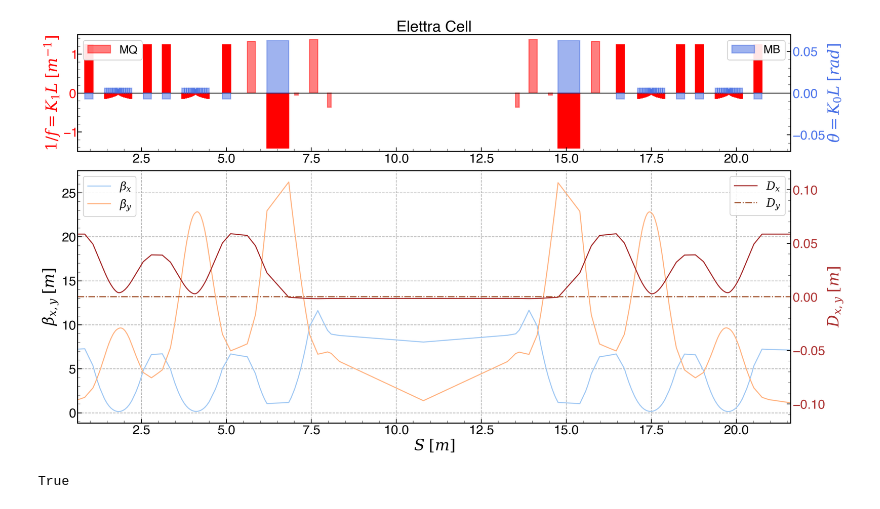
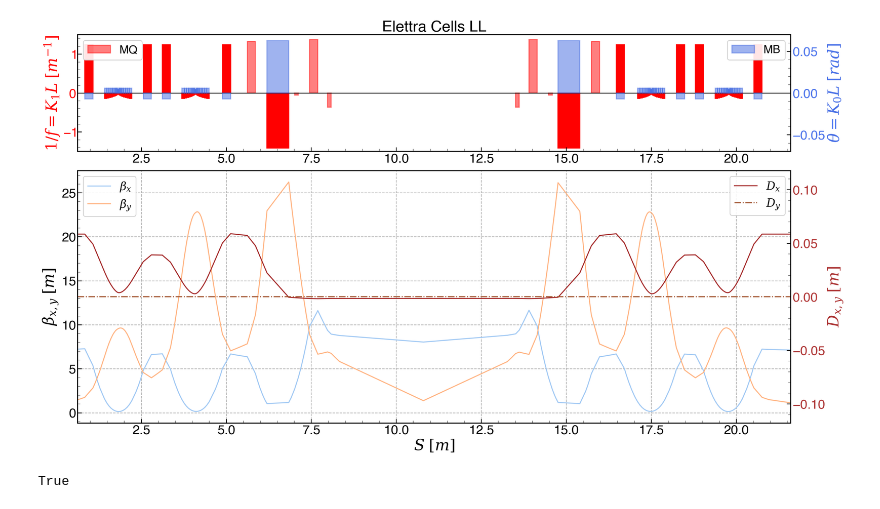
Before and after one commit to apoyet/ELETTRA2.0, a Jupyter notebook: lattice/elettra2_v15_VADER.ipynb, the cells around one changed output. Cells and saved outputs as stored; diff of their text form; code cells hidden in the pictures.

```diff
--- a/lattice/elettra2_v15_VADER.ipynb
+++ b/lattice/elettra2_v15_VADER.ipynb
@@ -67,11 +67,11 @@ x0 = init_twiss.s[init_twiss.name == "ss:1"][0]
 x1 = init_twiss.s[init_twiss.name == "ss:2"][0]
 
 if settings["SAVE_FIGS"]:
-    fig_cell_save = 'achromat.pdf'
+    fig_cell_save = 'achromat_match.pdf'
 else:
     fig_cell_save = None
 
-fig_cell = LatticePlotter.plot_latwiss(madx, "Elettra Cell", figsize=(22, 12), xlimits=(x0, x1),
+fig_cell = LatticePlotter.plot_latwiss(madx, "Elettra Cells LL", figsize=(22, 12), xlimits=(x0, x1),
                                           k0l_lim=(-7e-2, 7e-2), k1l_lim=(-1.5, 1.5),
                                           disp_ylim=(-madx.table.twiss.dx.max()*2, madx.table.twiss.dx.max()*2),
                                           plot_dipole_k1=True, lw=2, savefig=fig_cell_save)
@@ -80,4 +80,4 @@ fig_cell = LatticePlotter.plot_latwiss(madx, "Elettra Cell", figsize=(22, 12), x
-[figure, old version]
+[figure, new version]
 # %%
 # Compute Emittance
 madx.command.emit(deltap=madx.globals.deltap)
```
Also changed, not shown: parts of 3 cells of this notebook, 5 other files.
